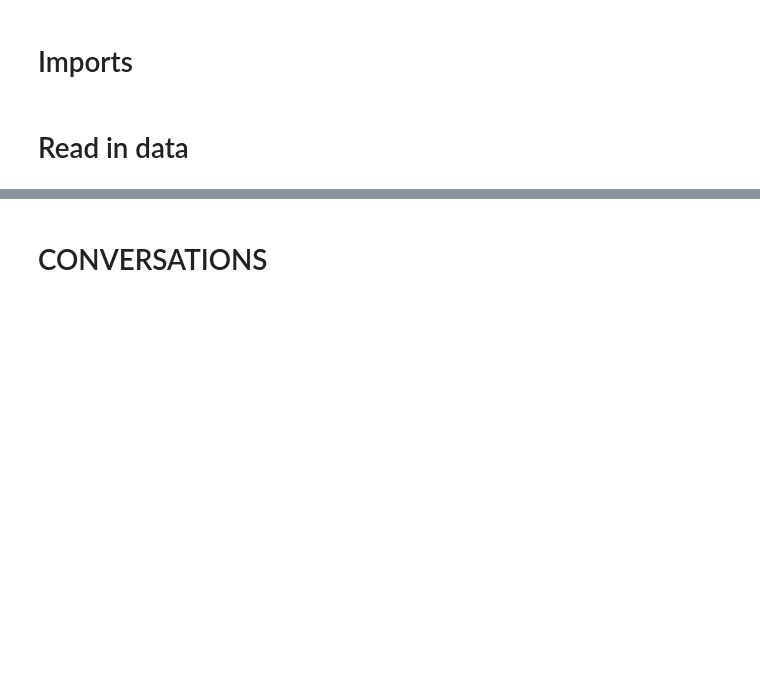
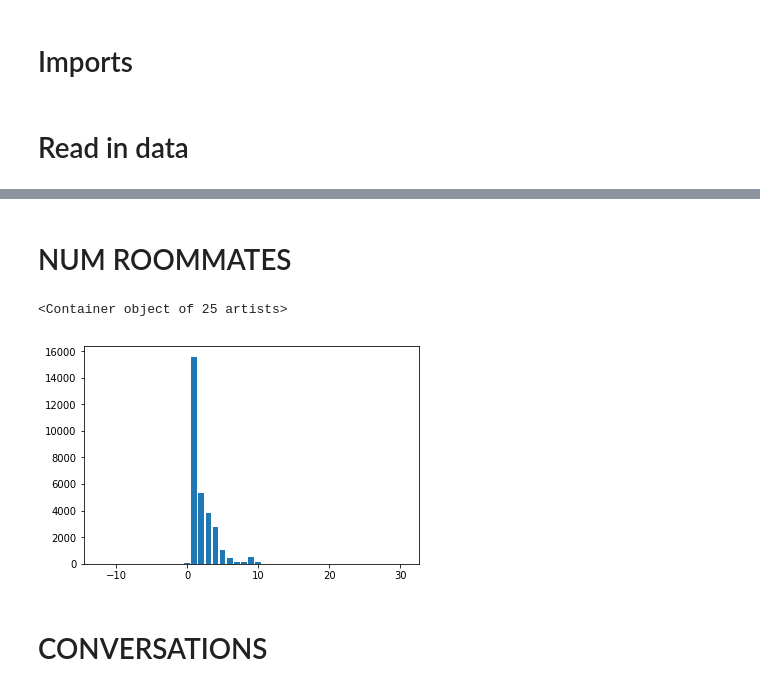
Before and after one commit to rczyrnik/Find-A-Flatmate, a Jupyter notebook: scratch_eda.ipynb, the cells around one changed output, grey strips where cells are left out. Saved outputs shown, nothing was run; the diff lists cells and outputs as text; code cells hidden in the pictures; blank space fills up the shorter version.

```diff
--- a/scratch_eda.ipynb
+++ b/scratch_eda.ipynb
@@ -30,3 +48,12 @@ convo_df.head(2)
+# %% [markdown]
+# NUM ROOMMATES
+# %%
+x = user_df.groupby('numRoommates').created.count().index
+y = user_df.groupby('numRoommates').created.count().values
+plt.bar(x, y)
+# %% [output]
+<Container object of 25 artists>
+[figure, added]
 # %% [markdown]
 # CONVERSATIONS
 # %% [markdown]
```
Also changed, not shown: parts of 6 cells of this notebook, 4 other files.
